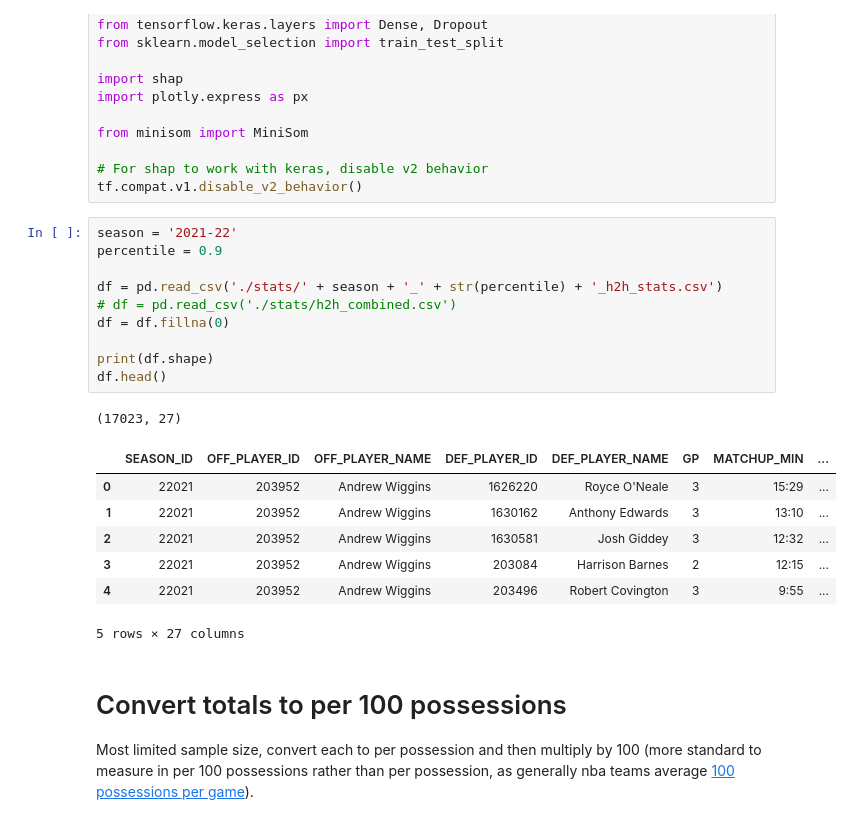
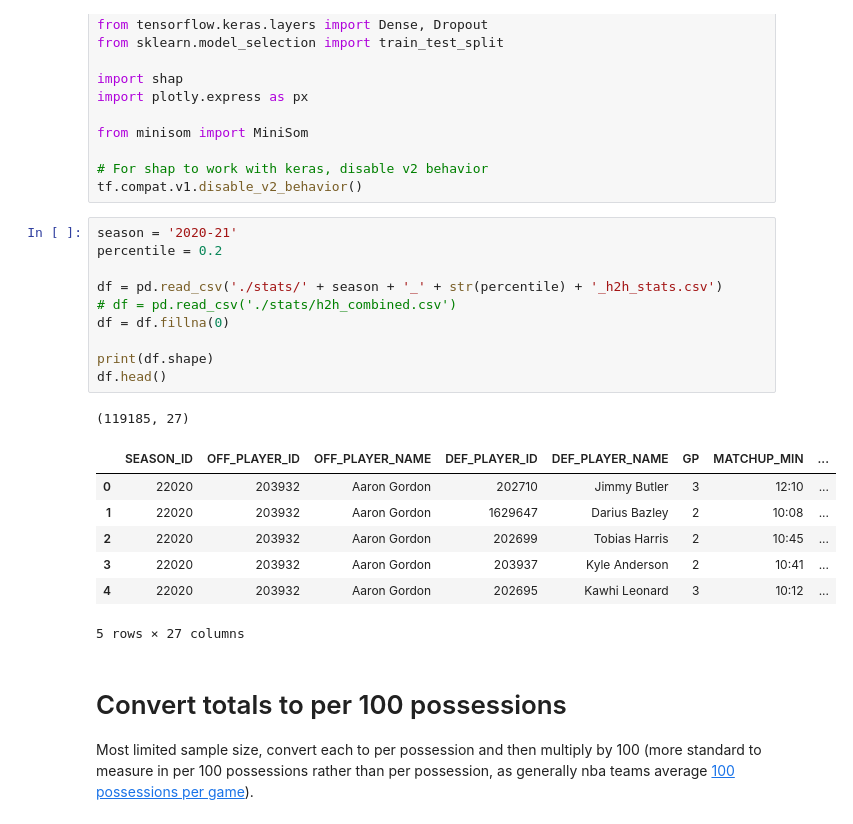
Before and after one commit to Darrick-Oliver/senior-project, a Jupyter notebook: h2h_off_def_experiment.ipynb, the cells around one changed output. Drawn from its saved outputs; the diff is of its cells as text.

```diff
--- a/h2h_off_def_experiment.ipynb
+++ b/h2h_off_def_experiment.ipynb
@@ -18,23 +18,23 @@ from minisom import MiniSom
 # For shap to work with keras, disable v2 behavior
 tf.compat.v1.disable_v2_behavior()
 # %%
-season = '2021-22'
-percentile = 0.9
+season = '2020-21'
+percentile = 0.2
 
 df = pd.read_csv('./stats/' + season + '_' + str(percentile) + '_h2h_stats.csv')
 # df = pd.read_csv('./stats/h2h_combined.csv')
 df = df.fillna(0)
 
 print(df.shape)
 df.head()
 # %% [output]
-(17023, 27)
+(119185, 27)
 |  | SEASON_ID | OFF_PLAYER_ID | OFF_PLAYER_NAME | DEF_PLAYER_ID | DEF_PLAYER_NAME | GP | MATCHUP_MIN | ... |
-| 0 | 22021 | 203952 | Andrew Wiggins | 1626220 | Royce O'Neale | 3 | 15:29 | ... |
-| 1 | 22021 | 203952 | Andrew Wiggins | 1630162 | Anthony Edwards | 3 | 13:10 | ... |
-| 2 | 22021 | 203952 | Andrew Wiggins | 1630581 | Josh Giddey | 3 | 12:32 | ... |
-| 3 | 22021 | 203952 | Andrew Wiggins | 203084 | Harrison Barnes | 2 | 12:15 | ... |
-| 4 | 22021 | 203952 | Andrew Wiggins | 203496 | Robert Covington | 3 | 9:55 | ... |
+| 0 | 22020 | 203932 | Aaron Gordon | 202710 | Jimmy Butler | 3 | 12:10 | ... |
+| 1 | 22020 | 203932 | Aaron Gordon | 1629647 | Darius Bazley | 2 | 10:08 | ... |
+| 2 | 22020 | 203932 | Aaron Gordon | 202699 | Tobias Harris | 2 | 10:45 | ... |
+| 3 | 22020 | 203932 | Aaron Gordon | 203937 | Kyle Anderson | 2 | 10:41 | ... |
+| 4 | 22020 | 203932 | Aaron Gordon | 202695 | Kawhi Leonard | 3 | 10:12 | ... |
 5 rows × 27 columns
 # %% [markdown]
 # Convert totals to per 100 possessions
```
Also changed, not shown: parts of 16 cells of this notebook, 5 other files.
